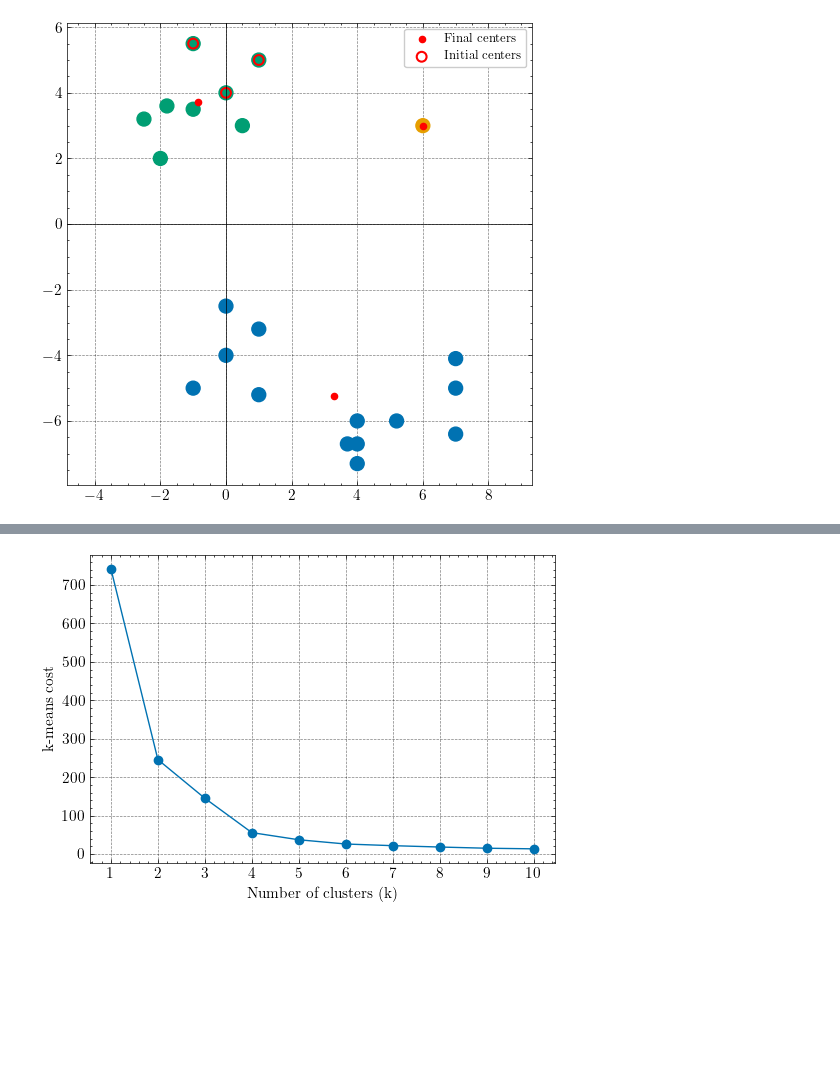
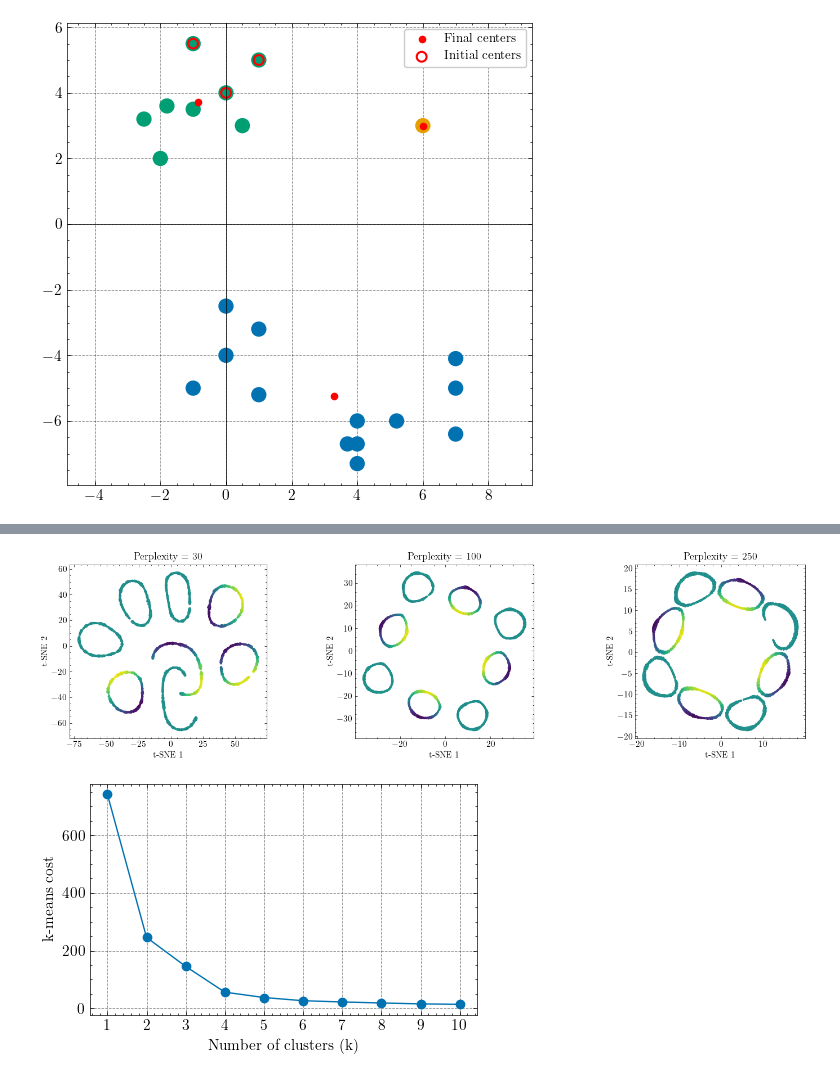
Before and after one commit to MO-tothe-ES/MLA_DIKU, a Jupyter notebook: HA7/HA7.ipynb, the cells around one changed output, grey strips where cells are left out. Drawn from its saved outputs; the diff is of its cells as text; code cells hidden in the pictures; blank space fills up the shorter version.

```diff
--- a/HA7/HA7.ipynb
+++ b/HA7/HA7.ipynb
@@ -137,25 +286,64 @@ Minimum encountered: 40/40 times
+# %%
+from sklearn.manifold import TSNE
+import numpy as np
+
+X = datavis[['x', 'y', 'z']].to_numpy()
+
+# Same random initialization for all three
+rng = np.random.default_rng(42)
+init = rng.normal(0, 1e-4, size=(len(X), 2))
+
+fig, axes = plt.subplots(1, 3, figsize=(15, 4))
+
+for ax, perplexity in zip(axes, [30, 100, 250]):
+
+    tsne = TSNE(
+        n_components=2,
+        perplexity=perplexity,
+        init=init.copy(),
+        random_state=42
+    )
+
+    X_tsne = tsne.fit_transform(X)
+
+    ax.scatter(
+        X_tsne[:, 0], X_tsne[:, 1],
+        c=datavis.z, cmap='viridis',
+        s=3, alpha=0.8
+    )
+
+    ax.set_title(f'Perplexity = {perplexity}')
+    ax.set_xlabel('t-SNE 1')
+    ax.set_ylabel('t-SNE 2')
+    ax.set_aspect('equal')
+    ax.grid(False)
+
+plt.tight_layout()
+plt.show()
+# %% [output]
+[figure, added]
 # %%
 # k-means cost for different numbers of clusters (for data.csv / data.txt)
 data = pd.read_csv('data/data.csv', header=None)
 data = data.to_numpy()
 
 ks = range(1, 11)
 losses = []
 
 for k in ks:
     model = KMeans(n_clusters=k, init='k-means++',
                    n_init=40, random_state=42)
     model.fit(data)
     losses.append(model.inertia_)
 
 # visualize
-plt.figure(figsize=(6, 4))
+plt.figure(figsize=(5, 3))
 plt.plot(ks, losses, 'o-', color='#0072B2')
 plt.xlabel('Number of clusters (k)')
 plt.ylabel('k-means cost')
 plt.xticks(ks)
 
 plt.savefig('output/elbow_plot.png', dpi=dpi)
 plt.show()
 # %% [output]
-[figure, old version]
+[figure, new version]
```
Also changed, not shown: parts of 9 cells of this notebook, 6 other files.
